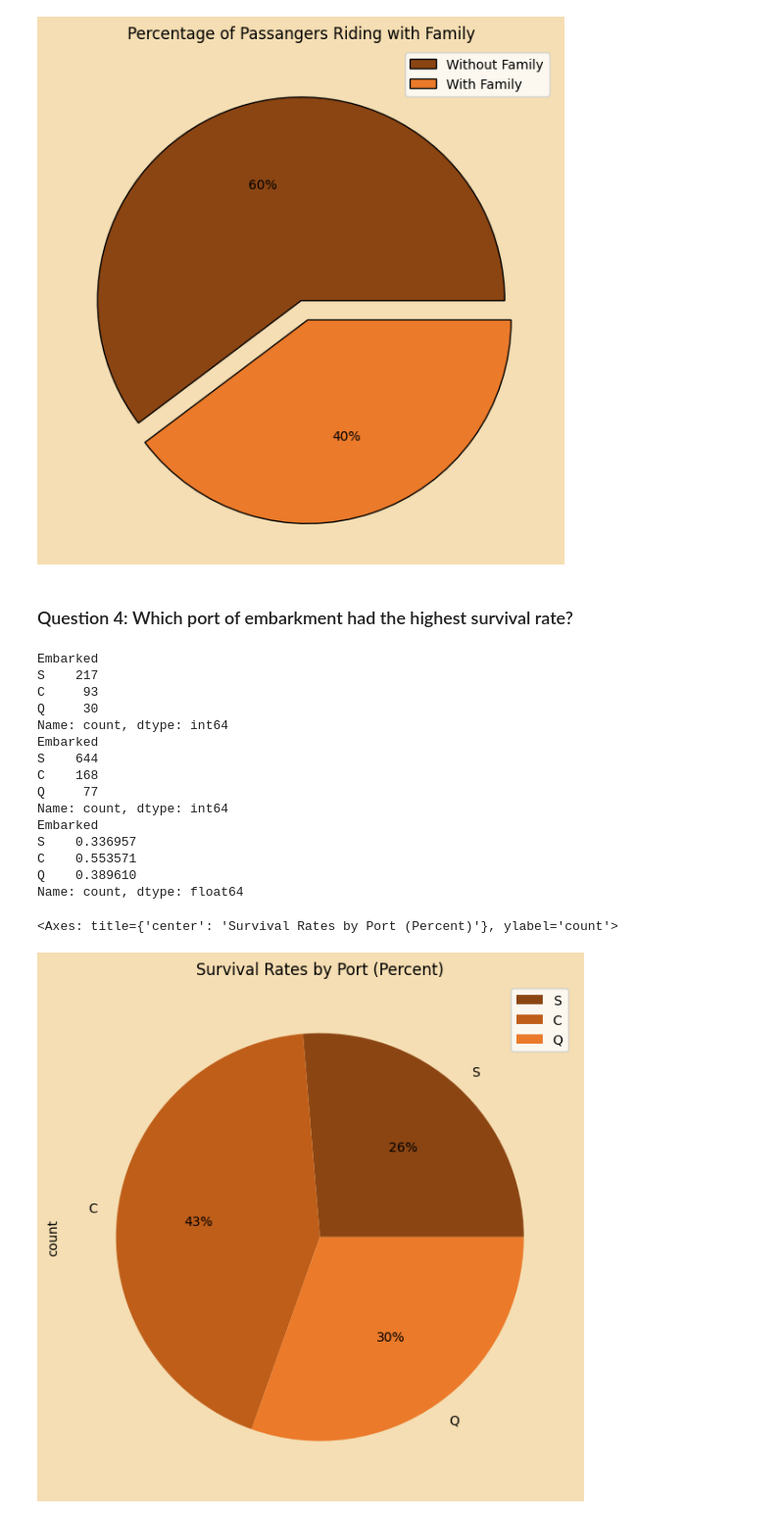
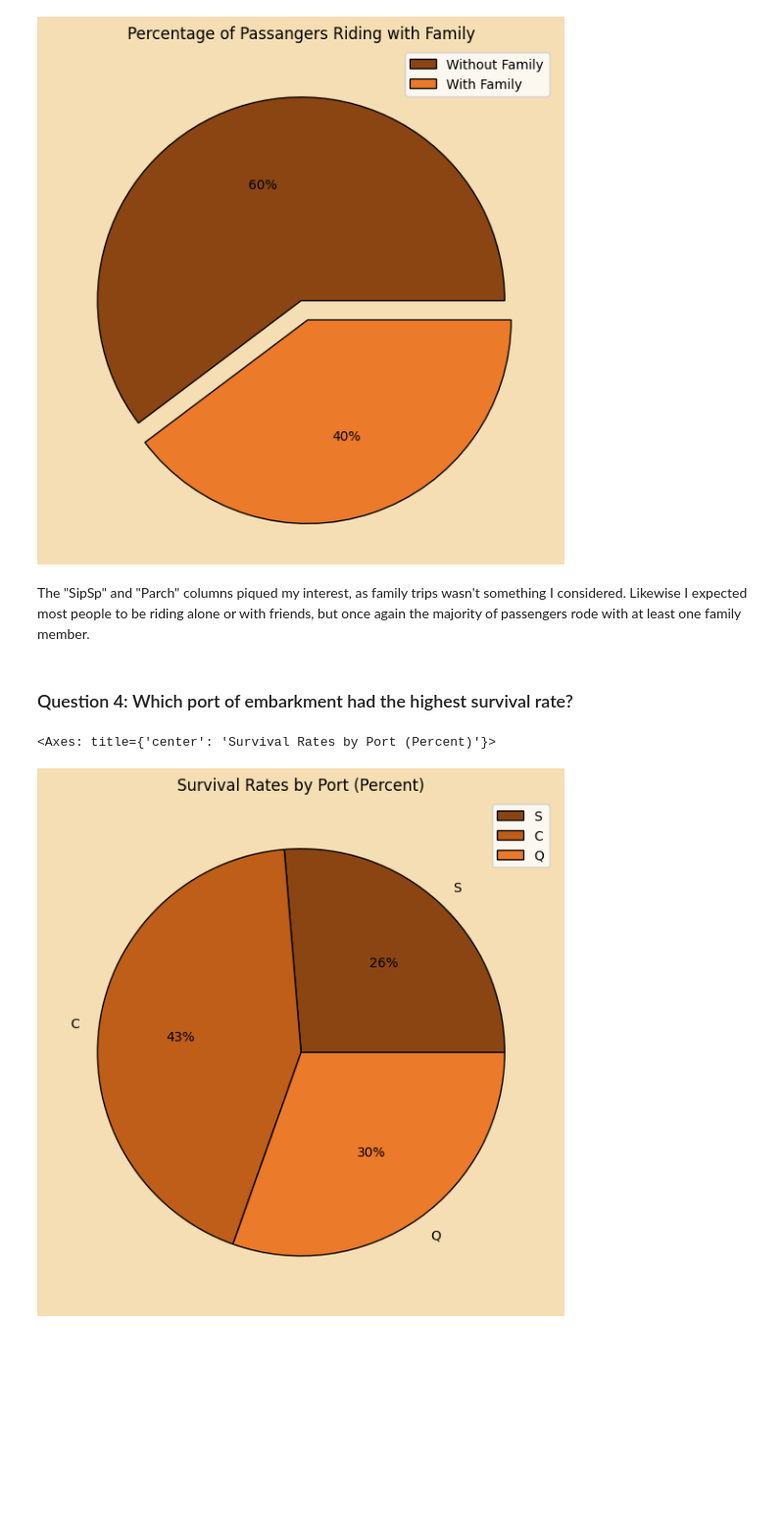
Before and after one commit to Candog85/unit-3-data-science, a Jupyter notebook: lessons/02_titanic.ipynb, the cells around one changed output. Shown at 98% size. Cells and saved outputs as stored; diff of their text form; code cells hidden in the pictures; blank space fills up the shorter version.

```diff
--- a/lessons/02_titanic.ipynb
+++ b/lessons/02_titanic.ipynb
@@ -56,38 +60,27 @@ plt.legend(["Without Family", "With Family"])
 # %% [output]
 <matplotlib.legend.Legend at 0x...>
 [figure]
+# %% [markdown]
+The "SipSp" and "Parch" columns piqued my interest, as family trips wasn't something I considered. Likewise I expected most people to be riding alone or with friends, but once again the majority of passengers rode with at least one family member.
 # %% [markdown]
 ### Question 4: Which port of embarkment had the highest survival rate?
 # %%
 port_surv=titanic[titanic['Survived']==1]
 port_surv=port_surv['Embarked'].value_counts()
 
 port_total=titanic['Embarked'].value_counts()
 
 port_percent=port_surv/port_total
 
 plt.figure(facecolor="wheat", figsize=(7,10))
 port_percent.plot.pie(
     title="Survival Rates by Port (Percent)",
     legend=("S", "C", "Q"),
     colors=("#8B4513", "#bf5e19", "#eb7a2a"),
-    autopct=('%.0f%%')
+    autopct=('%.0f%%'),
+    wedgeprops={"edgecolor" : "black"},
+    ylabel=""
 )
 # %% [output]
-Embarked
-S    217
-C     93
-Q     30
-Name: count, dtype: int64
-Embarked
-S    644
-C    168
-Q     77
-Name: count, dtype: int64
-Embarked
-S    0.336957
-C    0.553571
-Q    0.389610
-Name: count, dtype: float64
+<Axes: title={'center': 'Survival Rates by Port (Percent)'}>
-<Axes: title={'center': 'Survival Rates by Port (Percent)'}, ylabel='count'>
-[figure, old version]
+[figure, new version]
```
Also changed, not shown: parts of 7 cells of this notebook.
